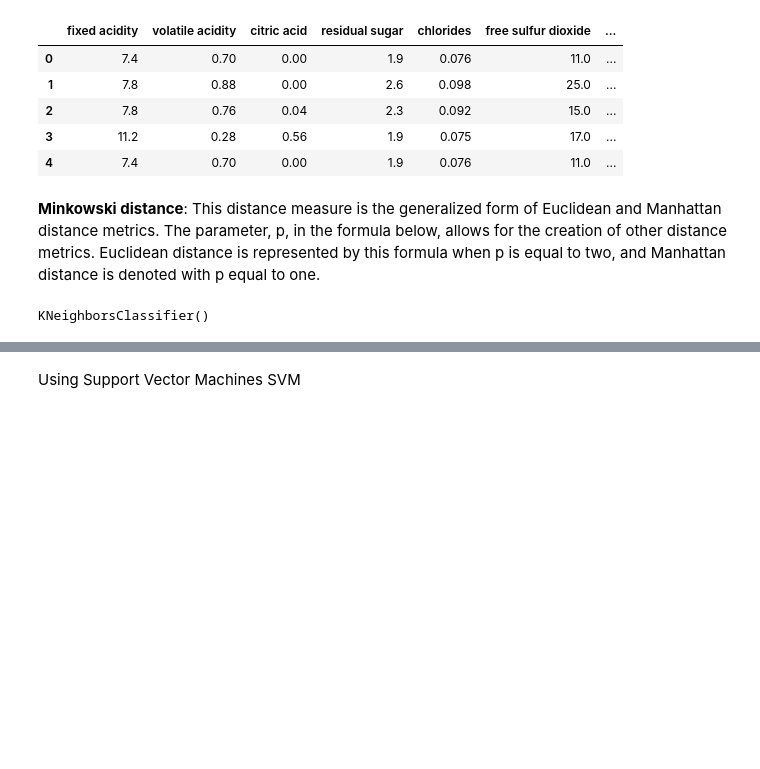
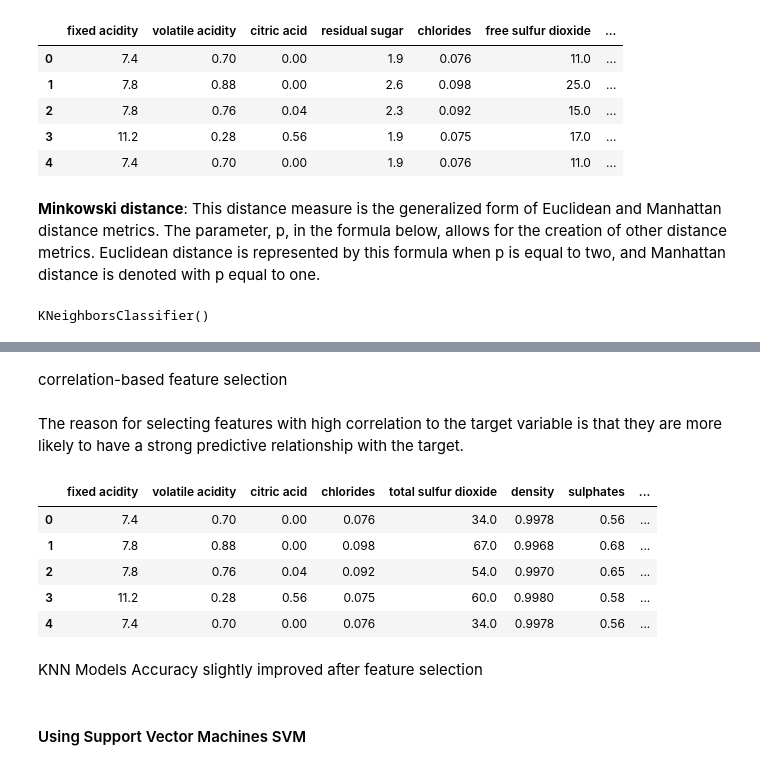
Before and after one commit to am-eric/Cousera-projects, a Jupyter notebook: K_Nearest_Neighbor.ipynb, the cells around one changed output, grey strips where cells are left out. Cells and saved outputs as stored; diff of their text form; code cells hidden in the pictures; blank space fills up the shorter version.

```diff
--- a/K_Nearest_Neighbor.ipynb
+++ b/K_Nearest_Neighbor.ipynb
@@ -82,0 +83,2 @@ Predictions: [6 5 5 5 7], Actual Values: [5 6 5 6 6]
+# %% [markdown]
+ correlation-based feature selection
@@ -83,2 +94,24 @@ Predictions: [6 5 5 5 7], Actual Values: [5 6 5 6 6]
+# %%
+# Filter features based on correlation threshold
+# Select features with high correlation
+selected_features = correlations[abs(correlations) > correlation_threshold].index.tolist()
+# %% [markdown]
+The reason for selecting features with high correlation to the target variable is that they are more likely to have a strong predictive relationship with the target.
+# %%
+# Exclude the target column from selected features
+selected_features.remove(target_column)
+# %%
+# Create a new DataFrame with selected features
+df_selected = df[selected_features + [target_column]]
+df_selected.head()
+# %% [output]
+|  | fixed acidity | volatile acidity | citric acid | chlorides | total sulfur dioxide | density | sulphates | ... |
+| 0 | 7.4 | 0.70 | 0.00 | 0.076 | 34.0 | 0.9978 | 0.56 | ... |
+| 1 | 7.8 | 0.88 | 0.00 | 0.098 | 67.0 | 0.9968 | 0.68 | ... |
+| 2 | 7.8 | 0.76 | 0.04 | 0.092 | 54.0 | 0.9970 | 0.65 | ... |
+| 3 | 11.2 | 0.28 | 0.56 | 0.075 | 60.0 | 0.9980 | 0.58 | ... |
+| 4 | 7.4 | 0.70 | 0.00 | 0.076 | 34.0 | 0.9978 | 0.56 | ... |
+# %% [markdown]
+KNN Models Accuracy slightly improved after feature selection
 # %% [markdown]
-Using Support Vector Machines SVM
+#### Using Support Vector Machines SVM
```
Also changed, not shown: parts of 15 cells of this notebook.
